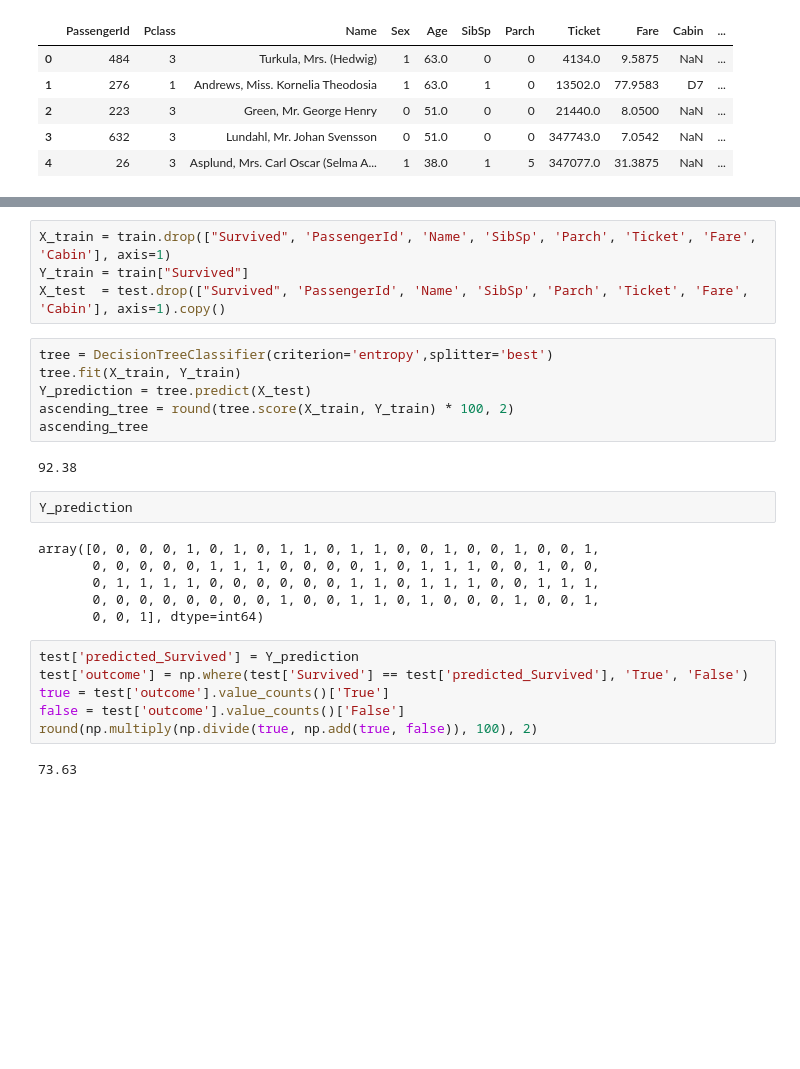
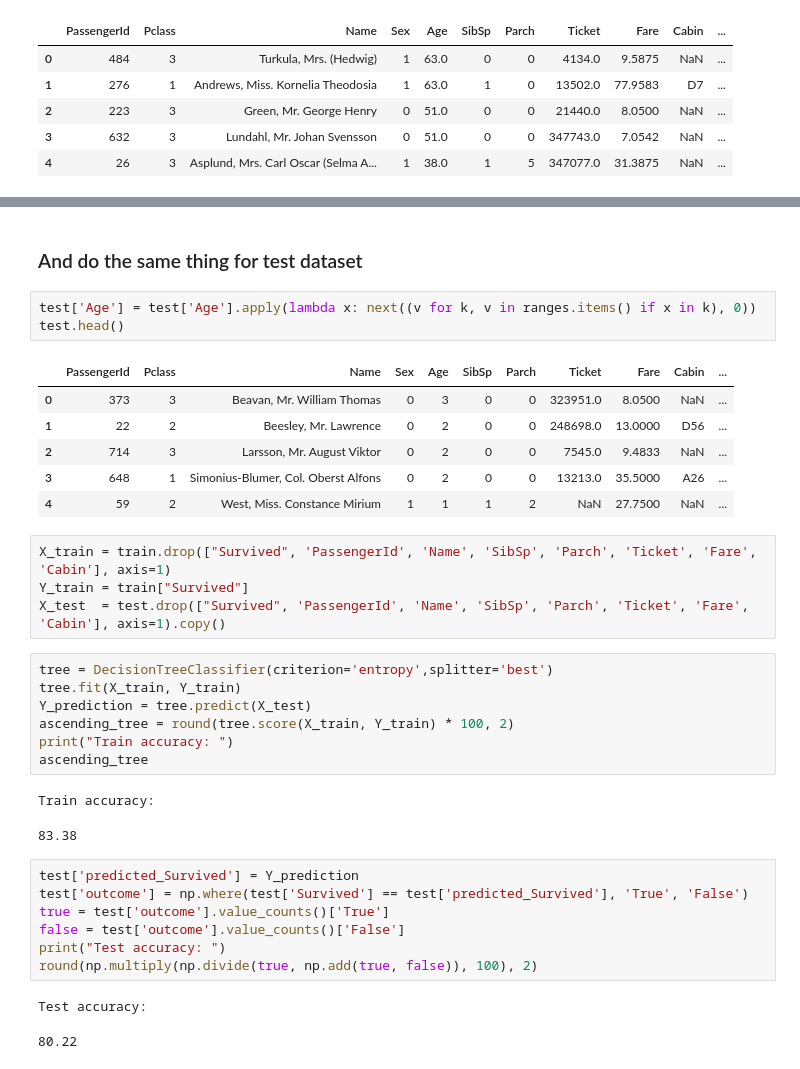
Before and after one commit to nahbos/Machine-Learning, a Jupyter notebook: ID3-Titanic.ipynb, the cells around one changed output, grey strips where cells are left out. Saved outputs shown, nothing was run; the diff lists cells and outputs as text; blank space fills up the shorter version.

Commit message:
Achived accuracy 80.22 :) and its going on :)

```diff
--- a/ID3-Titanic.ipynb
+++ b/ID3-Titanic.ipynb
@@ -250,3 +286,15 @@ train.head()
+# %% [markdown]
+### And do the same thing for test dataset
+# %%
+test['Age'] = test['Age'].apply(lambda x: next((v for k, v in ranges.items() if x in k), 0))
+test.head()
+# %% [output]
+|  | PassengerId | Pclass | Name | Sex | Age | SibSp | Parch | Ticket | Fare | Cabin | ... |
+| 0 | 373 | 3 | Beavan, Mr. William Thomas | 0 | 3 | 0 | 0 | 323951.0 | 8.0500 | NaN | ... |
+| 1 | 22 | 2 | Beesley, Mr. Lawrence | 0 | 2 | 0 | 0 | 248698.0 | 13.0000 | D56 | ... |
+| 2 | 714 | 3 | Larsson, Mr. August Viktor | 0 | 2 | 0 | 0 | 7545.0 | 9.4833 | NaN | ... |
+| 3 | 648 | 1 | Simonius-Blumer, Col. Oberst Alfons | 0 | 2 | 0 | 0 | 13213.0 | 35.5000 | A26 | ... |
+| 4 | 59 | 2 | West, Miss. Constance Mirium | 1 | 1 | 1 | 2 | NaN | 27.7500 | NaN | ... |
 # %%
 X_train = train.drop(["Survived", 'PassengerId', 'Name', 'SibSp', 'Parch', 'Ticket', 'Fare', 'Cabin'], axis=1)
 Y_train = train["Survived"]
@@ -256,22 +304,18 @@ tree = DecisionTreeClassifier(criterion='entropy',splitter='best')
 tree.fit(X_train, Y_train)
 Y_prediction = tree.predict(X_test)
 ascending_tree = round(tree.score(X_train, Y_train) * 100, 2)
+print("Train accuracy: ")
 ascending_tree
 # %% [output]
-92.38
+Train accuracy:
+83.38
-# %%
-Y_prediction
-# %% [output]
-array([0, 0, 0, 0, 1, 0, 1, 0, 1, 1, 0, 1, 1, 0, 0, 1, 0, 0, 1, 0, 0, 1,
-       0, 0, 0, 0, 0, 1, 1, 1, 0, 0, 0, 0, 1, 0, 1, 1, 1, 0, 0, 1, 0, 0,
-       0, 1, 1, 1, 1, 0, 0, 0, 0, 0, 0, 1, 1, 0, 1, 1, 1, 0, 0, 1, 1, 1,
-       0, 0, 0, 0, 0, 0, 0, 0, 1, 0, 0, 1, 1, 0, 1, 0, 0, 0, 1, 0, 0, 1,
-       0, 0, 1], dtype=int64)
 # %%
 test['predicted_Survived'] = Y_prediction
 test['outcome'] = np.where(test['Survived'] == test['predicted_Survived'], 'True', 'False')
 true = test['outcome'].value_counts()['True']
 false = test['outcome'].value_counts()['False']
+print("Test accuracy: ")
 round(np.multiply(np.divide(true, np.add(true, false)), 100), 2)
 # %% [output]
-73.63
+Test accuracy:
+80.22
```
Also changed, not shown: parts of 4 cells of this notebook.
